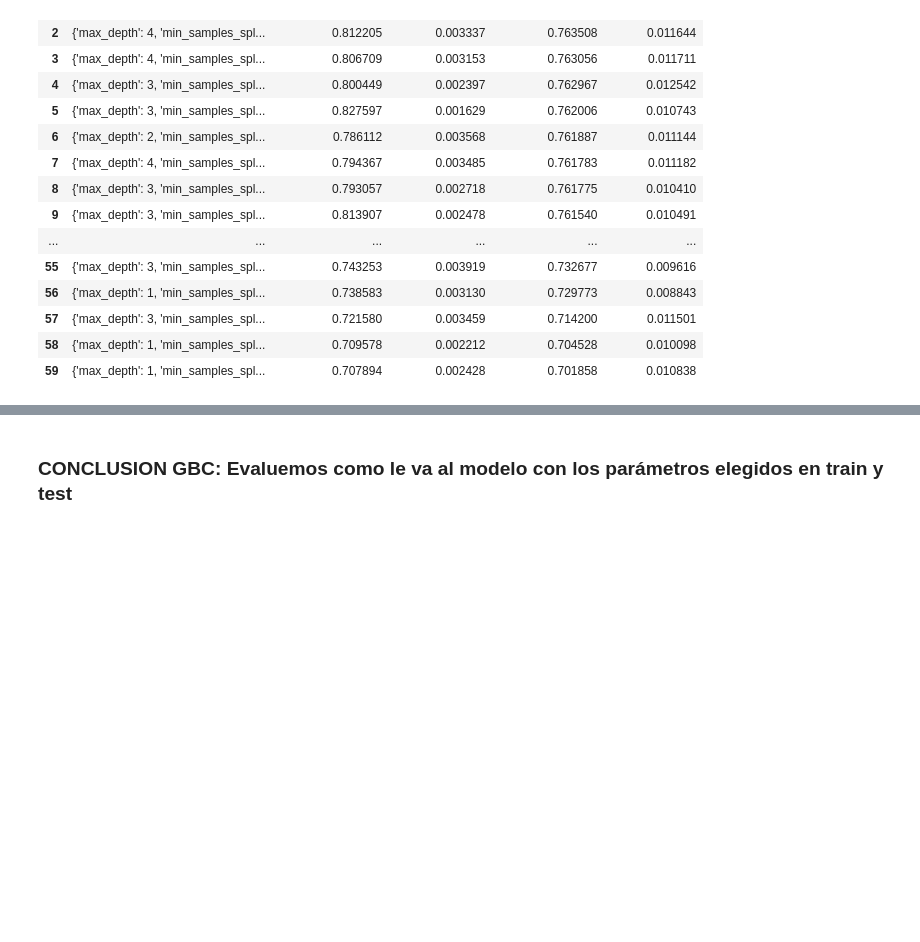
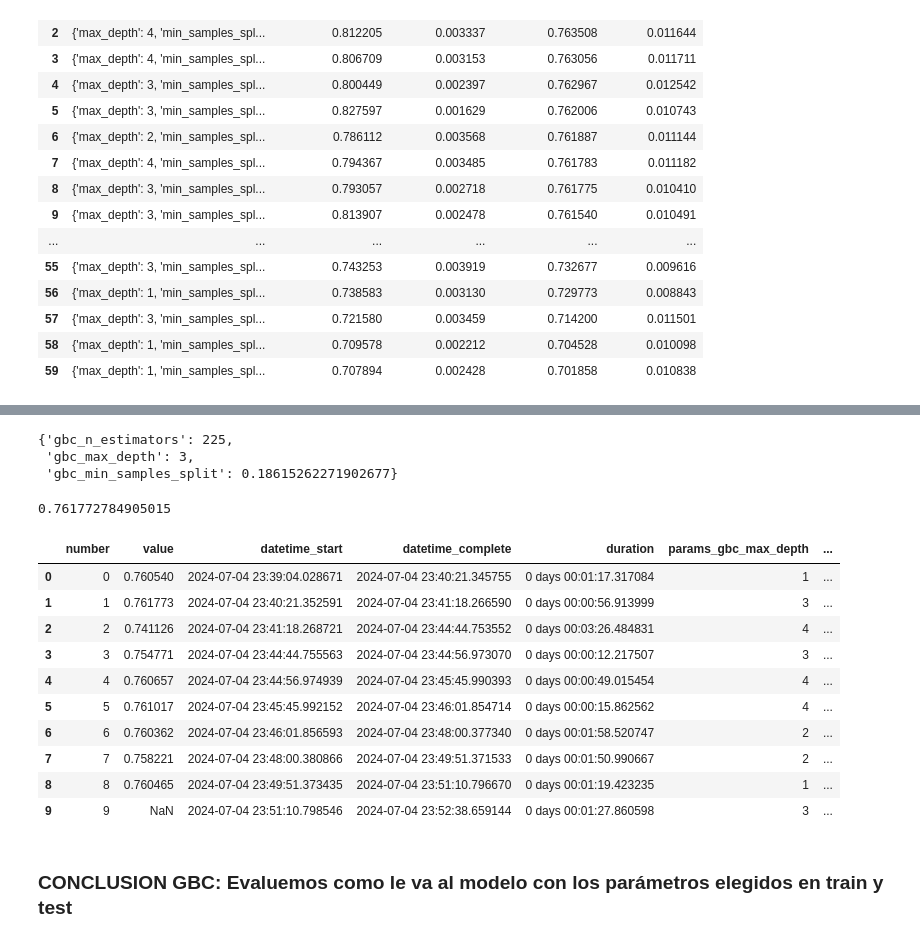
Before and after one commit to jpantojaj/CreditScoring, a Jupyter notebook: Sesión_14_15_Modelos_Machine_Learning.ipynb, the cells around one changed output, grey strips where cells are left out. Cells and saved outputs as stored; diff of their text form; code cells hidden in the pictures; blank space fills up the shorter version.

```diff
--- a/Sesión_14_15_Modelos_Machine_Learning.ipynb
+++ b/Sesión_14_15_Modelos_Machine_Learning.ipynb
@@ -1653,0 +1848,7 @@ Text(0.5, 0, 'Hyperparameter space')
+# %%
+study = optuna.create_study(
+    direction="maximize",
+    sampler=optuna.samplers.RandomSampler(),
+)
+
+study.optimize(objective, n_trials=50)
@@ -1654,3 +1874,27 @@ Text(0.5, 0, 'Hyperparameter space')
+# %%
+study.best_params
+# %% [output]
+{'gbc_n_estimators': 225,
+ 'gbc_max_depth': 3,
+ 'gbc_min_samples_split': 0.18615262271902677}
+# %%
+study.best_value
+# %% [output]
+0.761772784905015
+# %%
+study.trials_dataframe()
+# %% [output]
+|  | number | value | datetime_start | datetime_complete | duration | params_gbc_max_depth | ... |
+| 0 | 0 | 0.760540 | 2024-07-04 23:39:04.028671 | 2024-07-04 23:40:21.345755 | 0 days 00:01:17.317084 | 1 | ... |
+| 1 | 1 | 0.761773 | 2024-07-04 23:40:21.352591 | 2024-07-04 23:41:18.266590 | 0 days 00:00:56.913999 | 3 | ... |
+| 2 | 2 | 0.741126 | 2024-07-04 23:41:18.268721 | 2024-07-04 23:44:44.753552 | 0 days 00:03:26.484831 | 4 | ... |
+| 3 | 3 | 0.754771 | 2024-07-04 23:44:44.755563 | 2024-07-04 23:44:56.973070 | 0 days 00:00:12.217507 | 3 | ... |
+| 4 | 4 | 0.760657 | 2024-07-04 23:44:56.974939 | 2024-07-04 23:45:45.990393 | 0 days 00:00:49.015454 | 4 | ... |
+| 5 | 5 | 0.761017 | 2024-07-04 23:45:45.992152 | 2024-07-04 23:46:01.854714 | 0 days 00:00:15.862562 | 4 | ... |
+| 6 | 6 | 0.760362 | 2024-07-04 23:46:01.856593 | 2024-07-04 23:48:00.377340 | 0 days 00:01:58.520747 | 2 | ... |
+| 7 | 7 | 0.758221 | 2024-07-04 23:48:00.380866 | 2024-07-04 23:49:51.371533 | 0 days 00:01:50.990667 | 2 | ... |
+| 8 | 8 | 0.760465 | 2024-07-04 23:49:51.373435 | 2024-07-04 23:51:10.796670 | 0 days 00:01:19.423235 | 1 | ... |
+| 9 | 9 | NaN | 2024-07-04 23:51:10.798546 | 2024-07-04 23:52:38.659144 | 0 days 00:01:27.860598 | 3 | ... |
 # %% [markdown]
 ### CONCLUSION GBC: Evaluemos como le va al modelo con los parámetros elegidos en train y test
 # %%
```
Also changed, not shown: parts of 109 cells of this notebook.
